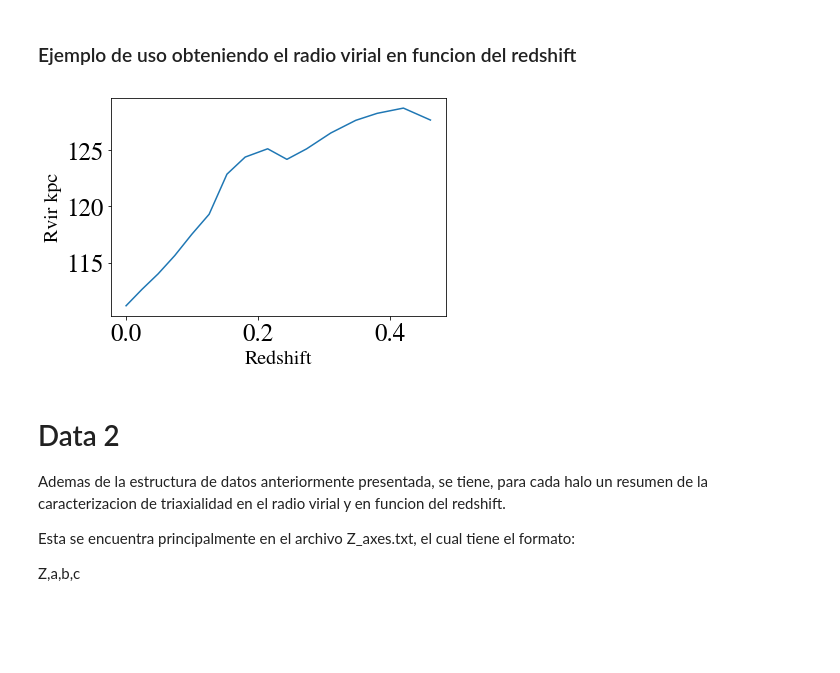
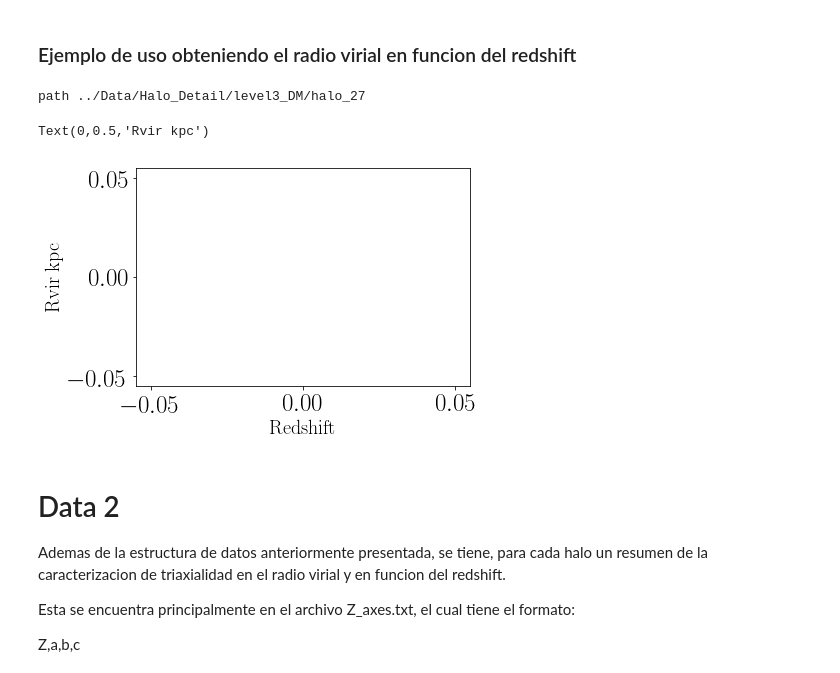
Before and after one commit to jdprada1760/Paper_Halo_shapes, a Jupyter notebook: Code/Radial_Profile_Redshift.ipynb, the cells around one changed output. Saved outputs shown, nothing was run; the diff lists cells and outputs as text; code cells hidden in the pictures; blank space fills up the shorter version.

```diff
--- a/Code/Radial_Profile_Redshift.ipynb
+++ b/Code/Radial_Profile_Redshift.ipynb
@@ -53,7 +53,7 @@ El formato de la data se explica con la siguiente funcion
 def get_data(directorio,level,halo):
     # El path en donde esta la informacion
     path = directorio+level+'/halo_'+str(halo)
-
+    print('path', path)
     # List of directories
     # Cada radial profile esta en una carpeta diferente para redshift diferentes
     # Se obtienen las carpetas de los redshifts
@@ -84,8 +84,9 @@ def get_data(directorio,level,halo):
         # Semiaxes
         # Se cargan los semiejes en formato a,b,c
         # el radio de sampleo es la media geometrica de abc
-        arr = np.loadtxt(path+"/"+sub_dir+"/s"+sub_dir.split("_")[1]+".txt", delimiter = ",")
-
+        filename = path+"/"+sub_dir+"/s"+sub_dir.split("_")[1]+".txt"
+        arr = np.loadtxt(filename, delimiter = ",")
+        print(filename)
         # anade la informacion
 
         list_radial_profiles.append([redshift,arr])
@@ -254,34 +259,35 @@ with PdfPages("../Graphs/Redshift_"+lvl+".pdf") as pdf:
 # %%
 # The geometric mean
 from scipy.stats.mstats import gmean
 
 # El primer Halo
-specific_halo = halos[0]
+specific_halo = halos[5]
 # Tomamos los datos
 data_halo = get_data(direc,lvl,specific_halo)
 # Vamos a plotear el radio virial (ultimo radio sampleado), en funcion del redshift
 redshift = []
 vir_rad = []
 for red,axes in data_halo:
     redshift.append(red)
     rvir = 0
     # Cuidado con la dimension de los semiejes
     # a veces se tiene baja resolucion y es solo un datao para ejes
     if axes.ndim == 1:
         rvir = gmean(axes)
     else:
         rvir = gmean(axes[-1])
     vir_rad.append(rvir)
 
 redshift = np.array(redshift)
 vir_rad = np.array(vir_rad)
 indices = np.argsort(redshift)
-plt.plot(redshift[indices],vir_rad[indices])
+plt.plot(redshift[indices],vir_rad[indices]*(redshift[indices]+1))
 plt.xlabel('Redshift',fontsize =20)
 plt.ylabel('Rvir kpc',fontsize =20)
-plt.show()
 # %% [output]
+path ../Data/Halo_Detail/level3_DM/halo_27
+Text(0,0.5,'Rvir kpc')
-[figure, old version]
+[figure, new version]
 # %% [markdown]
 # Data 2
 Ademas de la estructura de datos anteriormente presentada, se tiene, para cada halo un resumen de la caracterizacion de triaxialidad en el radio virial y en funcion del redshift.
```
Also changed, not shown: parts of 5 cells of this notebook, 3 other files.
